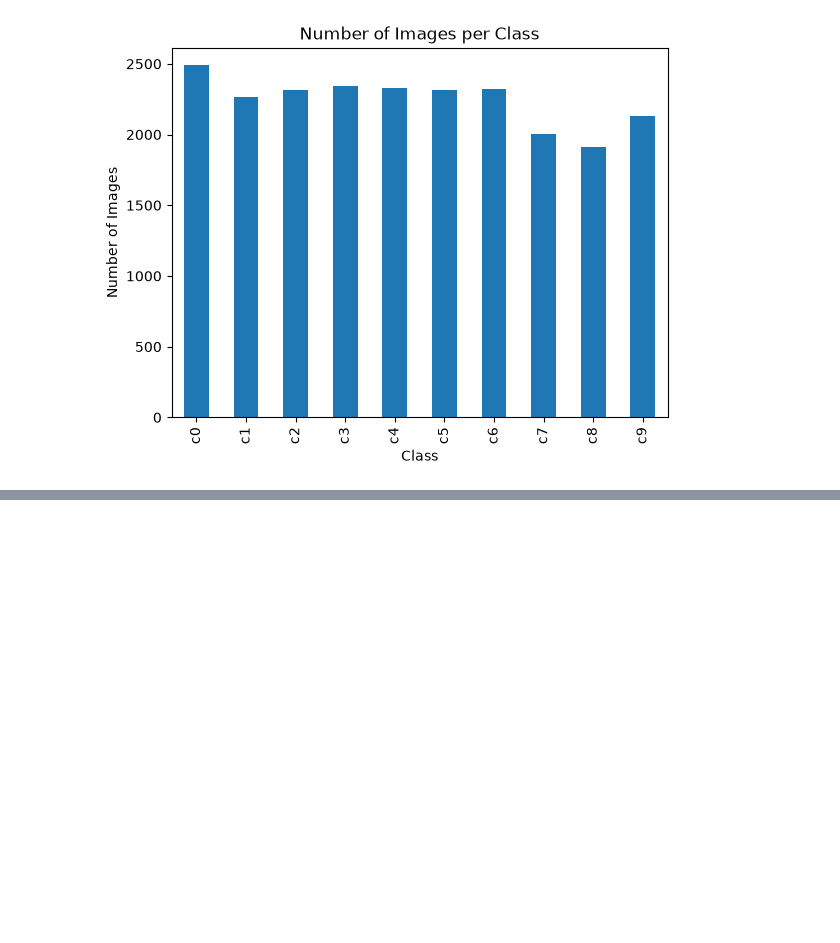
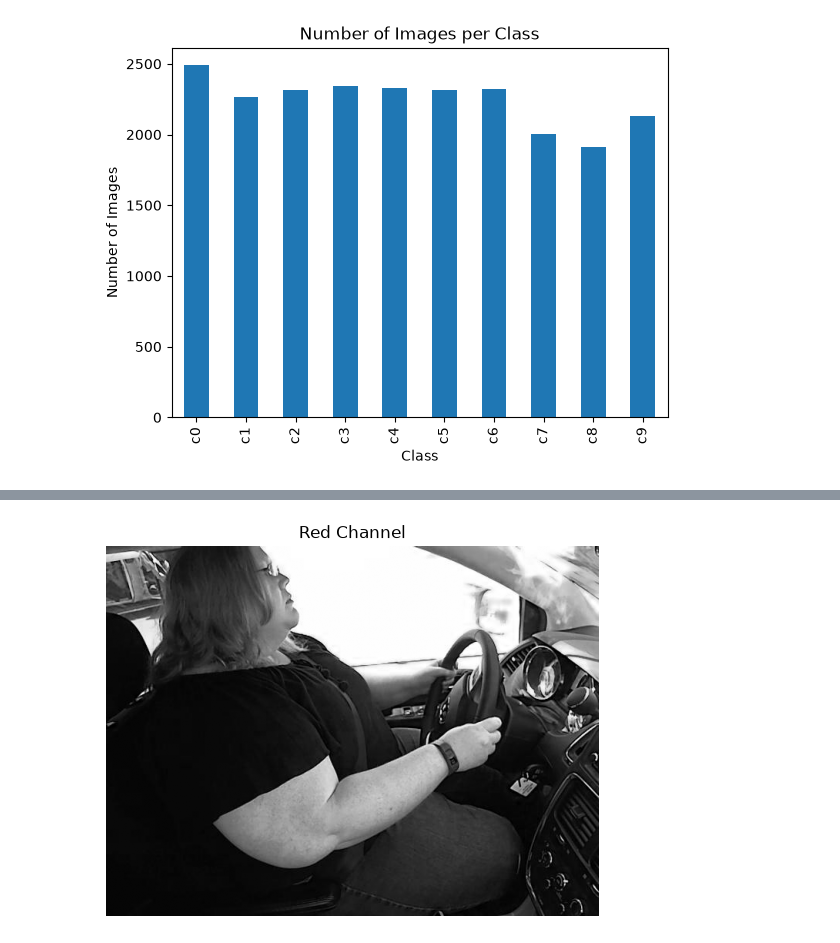
Before and after one commit to tonybotros1/DriveGuard-AI, a Jupyter notebook: notebooks/code.ipynb, the cells around one changed output, grey strips where cells are left out. Drawn from its saved outputs; the diff is of its cells as text; code cells hidden in the pictures; blank space fills up the shorter version.

```diff
--- a/notebooks/code.ipynb
+++ b/notebooks/code.ipynb
@@ -292,0 +372,2 @@ plt.show()
+# %%
+numpy_array = np.array(image)
@@ -292,0 +392,11 @@ plt.show()
+# %%
+red_channel = numpy_array[:, :, 0]
+green_channel = numpy_array[:, :, 1]
+blue_channel = numpy_array[:, :, 2]
+# %%
+plt.imshow(red_channel, cmap="gray")
+plt.title("Red Channel")
+plt.axis("off")
+plt.show()
+# %% [output]
+[figure, added]
```
Also changed, not shown: parts of 33 cells of this notebook, 1 other file.
